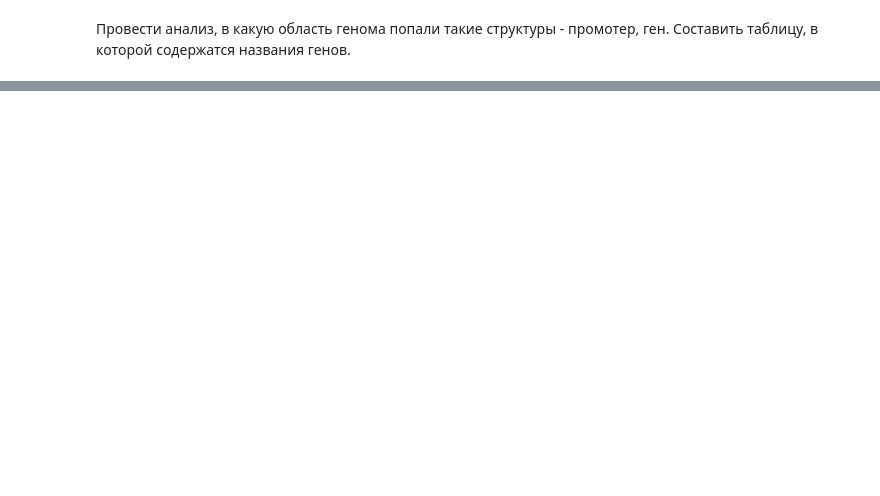
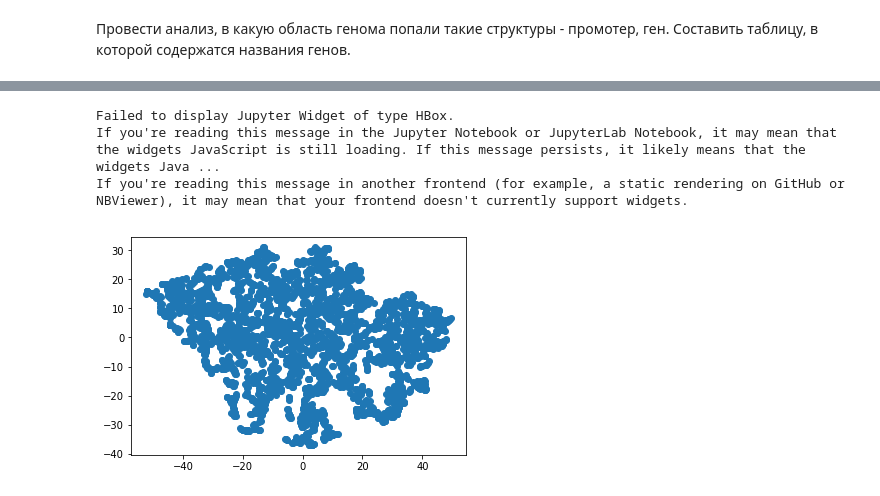
Before and after one commit to eamag/secpunct, a Jupyter notebook: prototyping.ipynb, the cells around one changed output, grey strips where cells are left out. Saved outputs shown, nothing was run; the diff lists cells and outputs as text; code cells hidden in the pictures; blank space fills up the shorter version.

```diff
--- a/prototyping.ipynb
+++ b/prototyping.ipynb
@@ -111,0 +89,3 @@ relevant_goa[9].to_csv('data/relevant_goa_names.csv')
+# %%
+ss10bp = pd.read_csv('data/sec_struct_0-10bp_to_nucleosome.csv', dtype='int')
+ss10bp.tail()
@@ -111,0 +99,42 @@ relevant_goa[9].to_csv('data/relevant_goa_names.csv')
+# %%
+from Bio import SeqIO
+first_record = str(next(SeqIO.parse("/home/shared/hg19/chr1.fna", "fasta")).seq)
+
+temp = pd.DataFrame(np.ndarray((ss10bp.shape[0], 3)), columns=["struct", "before", "after"], dtype='str')
+for idx, row in ss10bp.iterrows():
+    temp.loc[idx][0] = first_record[row['start']:row['end']]
+    temp.loc[idx][1] = first_record[row['start'] - 20:row['start']]
+    temp.loc[idx][2] = first_record[row['end']:row['end'] + 20]
+
+ss10bp = pd.concat([ss10bp, temp], axis=1)
+# %%
+diprodb = pd.read_csv('data/dprops.csv', index_col=0)
+
+import re
+features = []
+for struct in tqdm(ss10bp['after']):
+    strl = re.findall('..', struct)
+    temp = []
+    for dyad in strl:
+        temp.append(diprodb[diprodb['PropertyName'] == dyad].values.tolist()[0])
+    features.append(pd.DataFrame(temp,columns=diprodb.columns ).sum())
+features = pd.DataFrame(features)
+
+
+from MulticoreTSNE import MulticoreTSNE as TSNE
+
+tsne = TSNE(n_jobs=8)
+Y = tsne.fit_transform(features.loc[:, features.columns != 'PropertyName'])
+
+vis_x = Y[:, 0]
+vis_y = Y[:, 1]
+
+plt.scatter(vis_x, vis_y, cmap=plt.cm.get_cmap("jet", 10))
+# plt.colorbar(ticks=range(10))
+plt.clim(-0.5, 9.5)
+plt.show()
+# %% [output]
+Failed to display Jupyter Widget of type HBox.
+If you're reading this message in the Jupyter Notebook or JupyterLab Notebook, it may mean that the widgets JavaScript is still loading. If this message persists, it likely means that the widgets Java ...
+If you're reading this message in another frontend (for example, a static rendering on GitHub or NBViewer), it may mean that your frontend doesn't currently support widgets.
+[figure, added]
```
Also changed, not shown: parts of 10 cells of this notebook, 3 other files.
